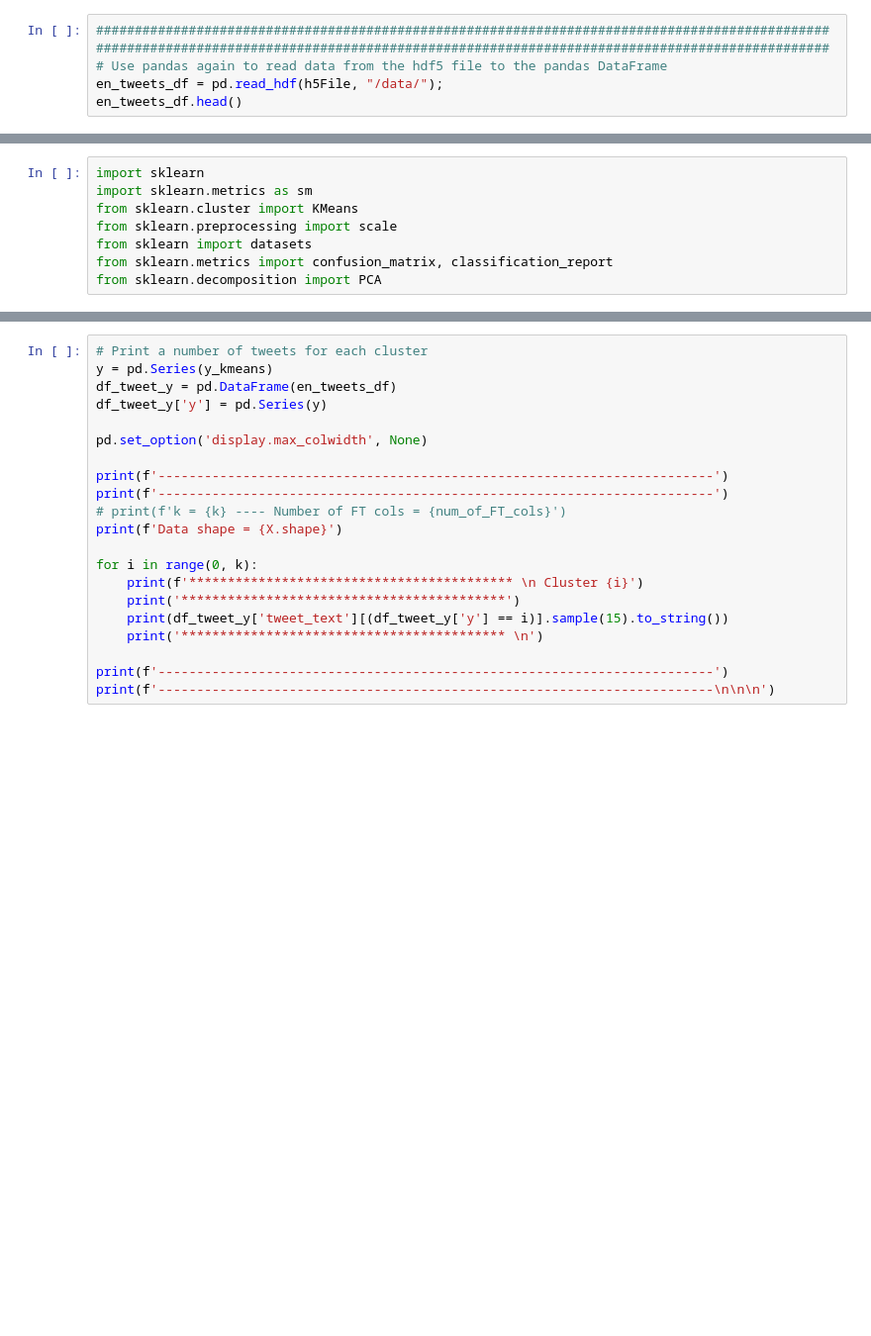
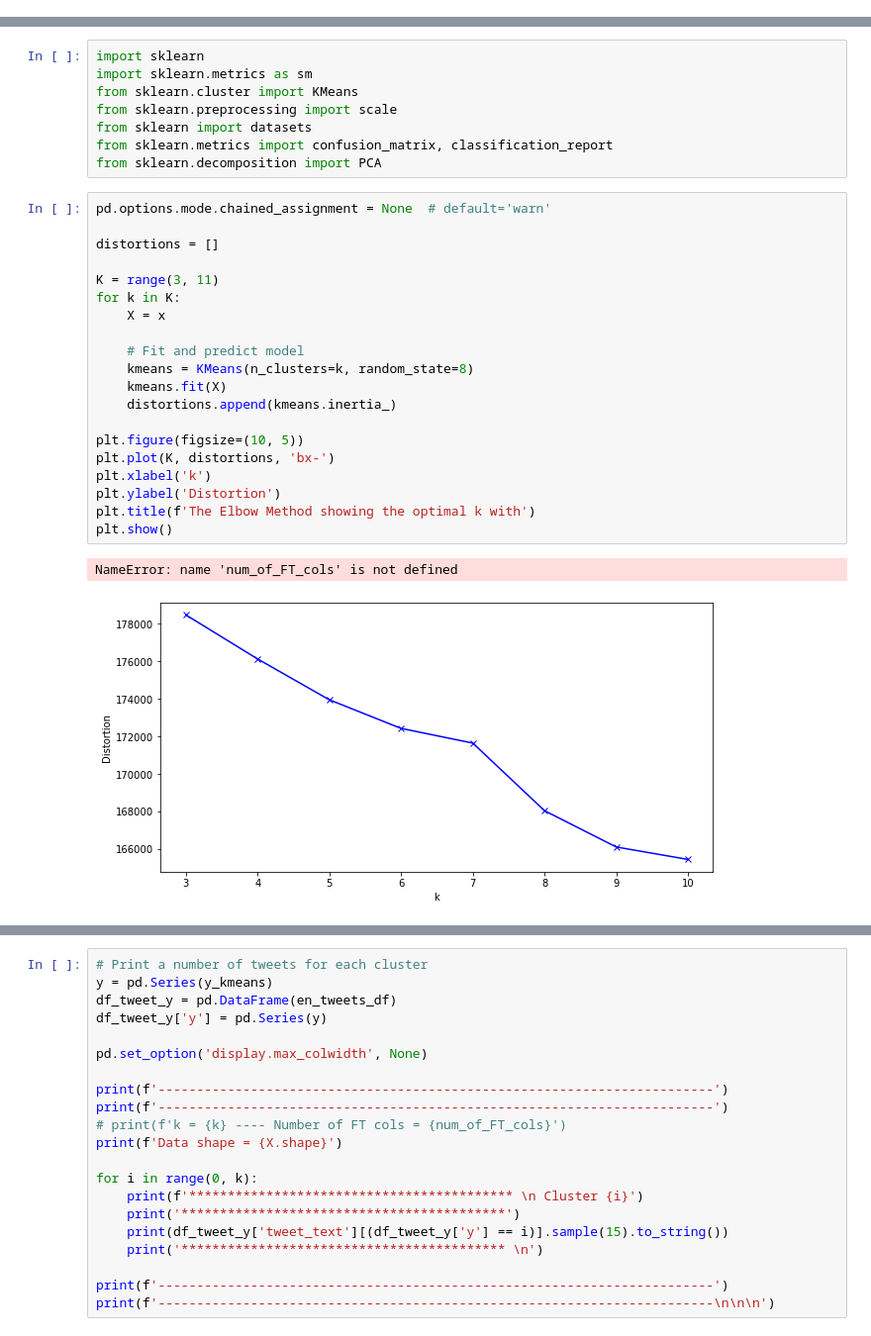
Before and after one commit to jb-0/football-prediction, a Jupyter notebook: nlp-rea-v-liv-2018.ipynb, the cells around one changed output, grey strips where cells are left out. Shown: that part at 99% size. Drawn from its saved outputs; the diff is of its cells as text; blank space fills up the shorter version.

```diff
--- a/nlp-rea-v-liv-2018.ipynb
+++ b/nlp-rea-v-liv-2018.ipynb
@@ -175,6 +120,0 @@ h5File = "en_tweets_df_TFIDF.h5"; # Name h5File
-# %%
-###############################################################################################
-###############################################################################################
-# Use pandas again to read data from the hdf5 file to the pandas DataFrame
-en_tweets_df = pd.read_hdf(h5File, "/data/");
-en_tweets_df.head()
@@ -255,3 +150,26 @@ from sklearn.preprocessing import scale
 from sklearn import datasets
 from sklearn.metrics import confusion_matrix, classification_report
 from sklearn.decomposition import PCA
+# %%
+pd.options.mode.chained_assignment = None  # default='warn'
+
+distortions = []
+
+K = range(3, 11)
+for k in K:
+    X = x
+
+    # Fit and predict model
+    kmeans = KMeans(n_clusters=k, random_state=8)
+    kmeans.fit(X)
+    distortions.append(kmeans.inertia_)
+
+plt.figure(figsize=(10, 5))
+plt.plot(K, distortions, 'bx-')
+plt.xlabel('k')
+plt.ylabel('Distortion')
+plt.title(f'The Elbow Method showing the optimal k with')
+plt.show()
+# %% [output]
+NameError: name 'num_of_FT_cols' is not defined
+[figure, added]
```
Also changed, not shown: parts of 16 cells of this notebook.
